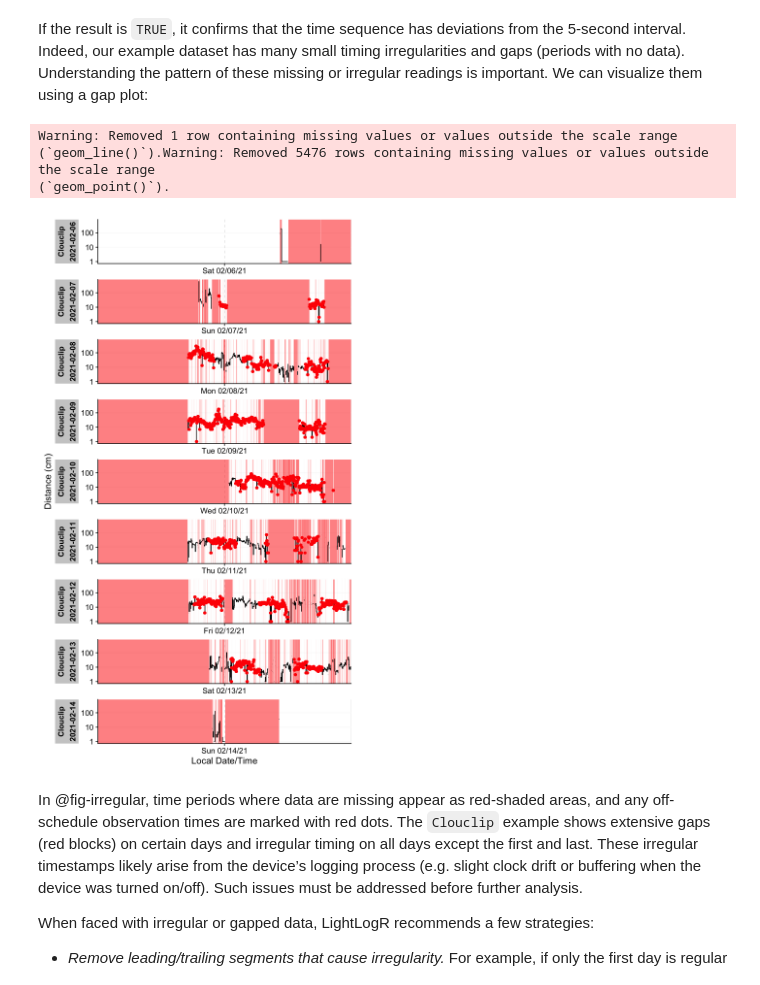
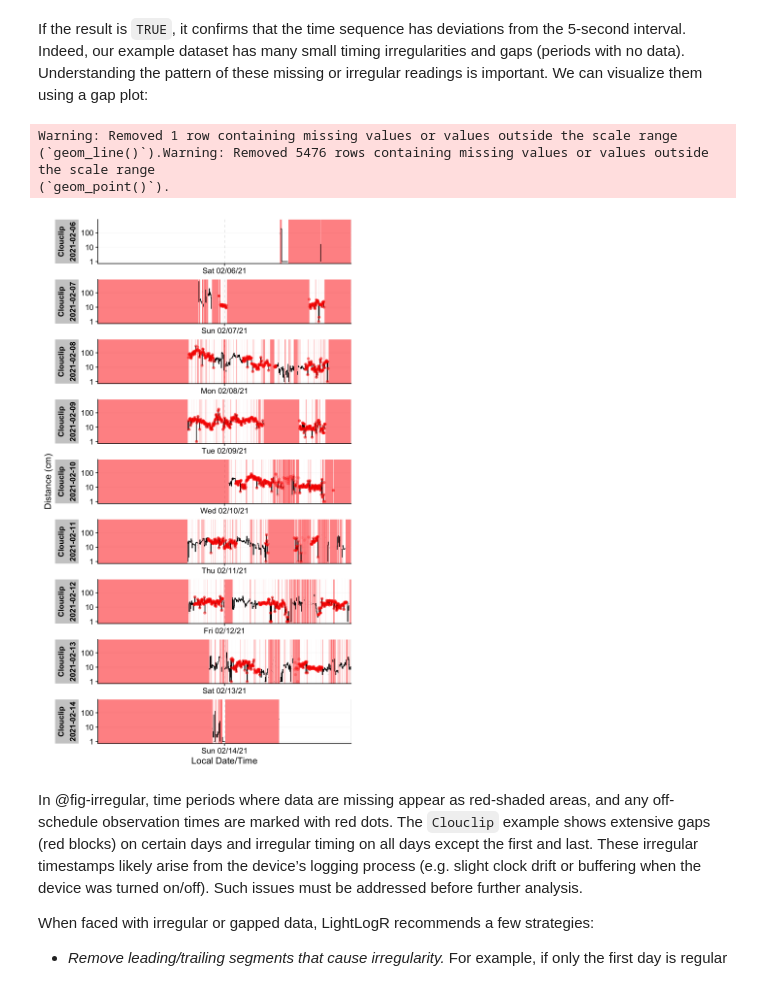
Before and after one commit to tscnlab/ZaunerEtAl_JVis_2025, a Jupyter notebook: _manuscript/supplement.embed.ipynb, the cells around one changed output. Drawn from its saved outputs; the diff is of its cells as text; code cells hidden in the pictures.

```diff
--- a/_manuscript/supplement.embed.ipynb
+++ b/_manuscript/supplement.embed.ipynb
@@ -109,21 +109,21 @@ If the result is `TRUE`, it confirms that the time sequence has deviations from
 # %%
 #| label: fig-irregular
 #| fig-height: 12
 #| warning: false
 #| fig-cap: "Visualization of gaps and irregular data. Black traces show available data. Red shaded areas show times of missing data. Red dots show instances where observations occur off the regular interval from start to finish, i.e., irregular data."
 # Plot gaps and irregular timestamps for Clouclip data
 y.label <- "Distance (cm)"
 dataCC |> gg_gaps(Dis,
                   include.implicit.gaps = FALSE,  # only show recorded gaps, not every missing point
                   show.irregulars = TRUE,         # highlight irregular timing
                   y.axis.label = y.label,
-                  group.by.days = TRUE
+                  group.by.days = TRUE, col.irregular = alpha("red", 0.03)
                   ) + labs(title = NULL)
 # %% [output]
 Warning: Removed 1 row containing missing values or values outside the scale range
 (`geom_line()`).Warning: Removed 5476 rows containing missing values or values outside the scale range
 (`geom_point()`).
-[figure, old version]
+[figure, new version]
 # %% [markdown]
 In @fig-irregular, time periods where data are missing appear as red-shaded areas, and any off-schedule observation times are marked with red dots. The `Clouclip` example shows extensive gaps (red blocks) on certain days and irregular timing on all days except the first and last. These irregular timestamps likely arise from the device’s logging process (e.g. slight clock drift or buffering when the device was turned on/off). Such issues must be addressed before further analysis.
 
```
Also changed, not shown: parts of 19 cells of this notebook, 25 other files.
